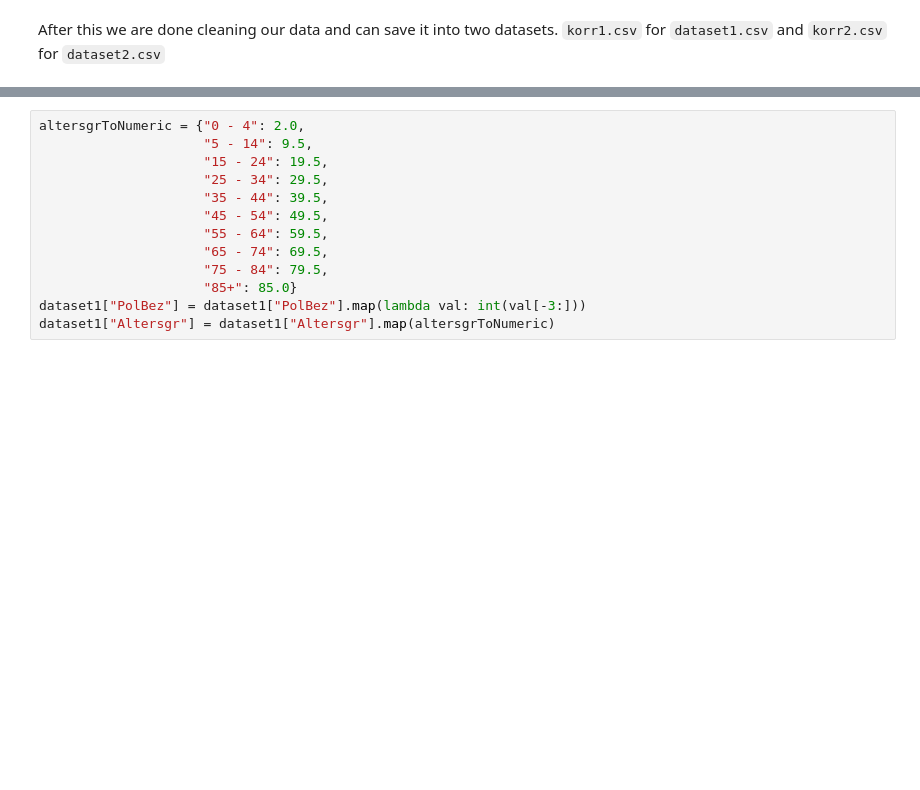
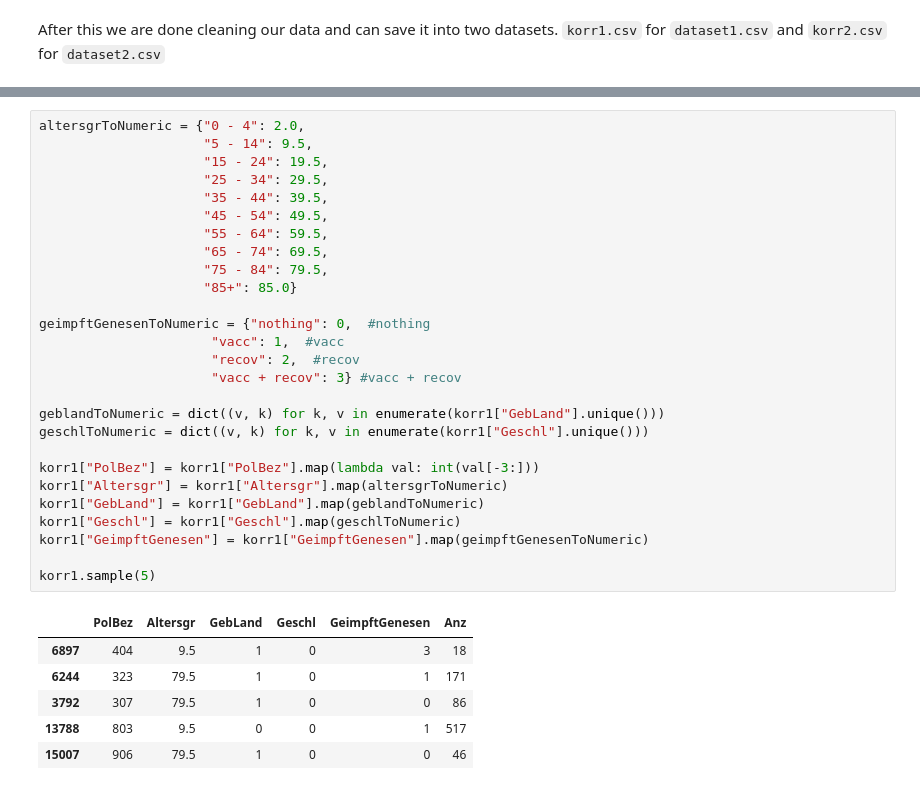
Before and after one commit to Sormy23/DataScience_CoronaStatistics, a Jupyter notebook: mini_projekt.ipynb, the cells around one changed output, grey strips where cells are left out. Drawn from its saved outputs; the diff is of its cells as text; blank space fills up the shorter version.

```diff
--- a/mini_projekt.ipynb
+++ b/mini_projekt.ipynb
@@ -177,13 +333,34 @@ For ``Altersgr`` we take the mean value from the min and max of the age group (e
 # %%
 altersgrToNumeric = {"0 - 4": 2.0,
                      "5 - 14": 9.5,
                      "15 - 24": 19.5,
                      "25 - 34": 29.5,
                      "35 - 44": 39.5,
                      "45 - 54": 49.5,
                      "55 - 64": 59.5,
                      "65 - 74": 69.5,
                      "75 - 84": 79.5,
                      "85+": 85.0}
-dataset1["PolBez"] = dataset1["PolBez"].map(lambda val: int(val[-3:]))
-dataset1["Altersgr"] = dataset1["Altersgr"].map(altersgrToNumeric)
+
+geimpftGenesenToNumeric = {"nothing": 0,  #nothing
+                      "vacc": 1,  #vacc
+                      "recov": 2,  #recov
+                      "vacc + recov": 3} #vacc + recov
+
+geblandToNumeric = dict((v, k) for k, v in enumerate(korr1["GebLand"].unique()))
+geschlToNumeric = dict((v, k) for k, v in enumerate(korr1["Geschl"].unique()))
+
+korr1["PolBez"] = korr1["PolBez"].map(lambda val: int(val[-3:]))
+korr1["Altersgr"] = korr1["Altersgr"].map(altersgrToNumeric)
+korr1["GebLand"] = korr1["GebLand"].map(geblandToNumeric)
+korr1["Geschl"] = korr1["Geschl"].map(geschlToNumeric)
+korr1["GeimpftGenesen"] = korr1["GeimpftGenesen"].map(geimpftGenesenToNumeric)
+
+korr1.sample(5)
+# %% [output]
+|  | PolBez | Altersgr | GebLand | Geschl | GeimpftGenesen | Anz |
+| 6897 | 404 | 9.5 | 1 | 0 | 3 | 18 |
+| 6244 | 323 | 79.5 | 1 | 0 | 1 | 171 |
+| 3792 | 307 | 79.5 | 1 | 0 | 0 | 86 |
+| 13788 | 803 | 9.5 | 0 | 0 | 1 | 517 |
+| 15007 | 906 | 79.5 | 1 | 0 | 0 | 46 |
```
Also changed, not shown: parts of 21 cells of this notebook, 2 other files.
